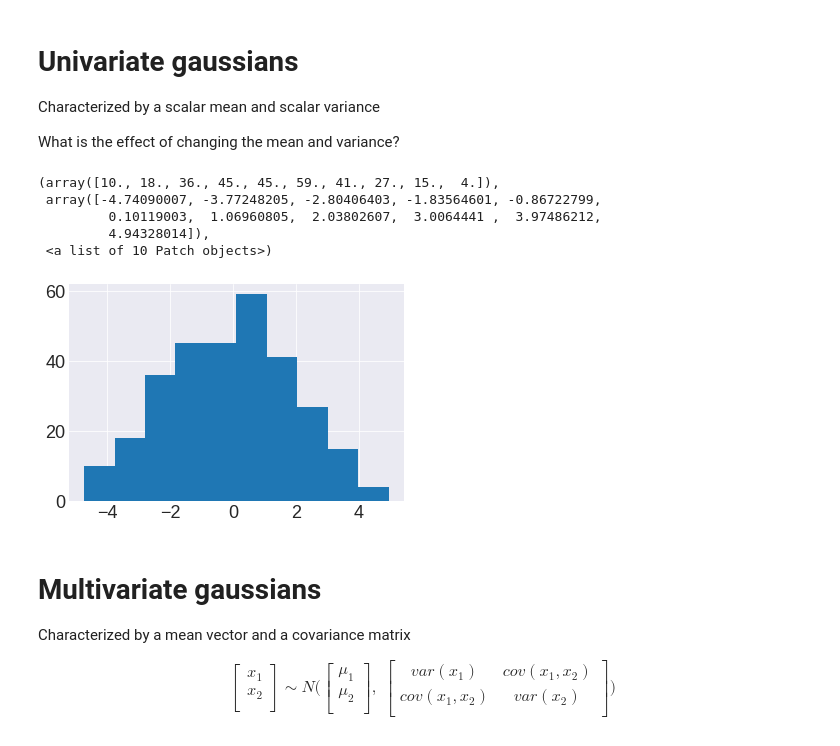
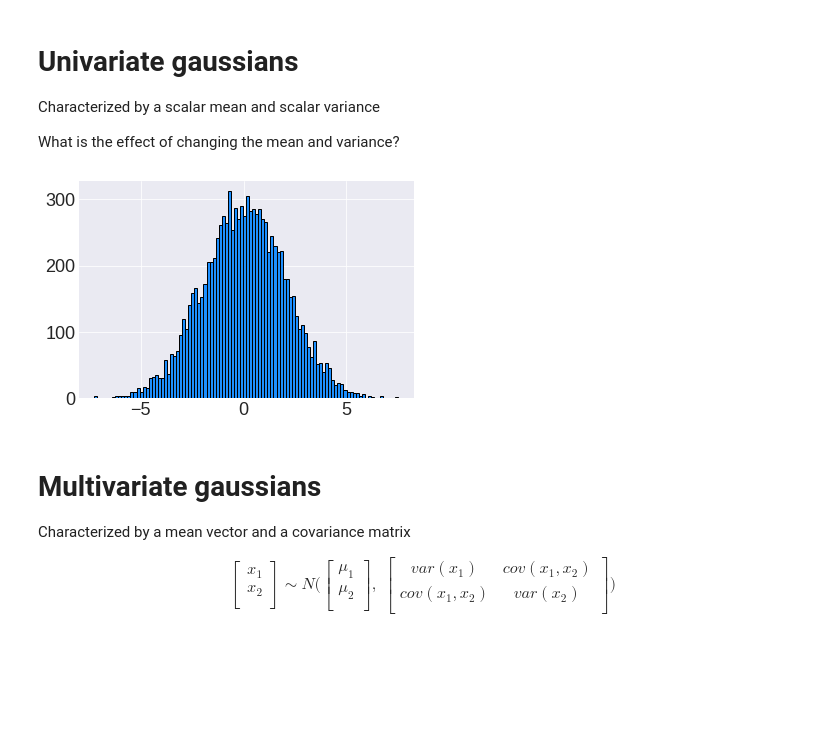
Before and after one commit to tbuffington7/gaussian-process-tutorial, a Jupyter notebook: GP_tutorial.ipynb, the cells around one changed output. Saved outputs shown, nothing was run; the diff lists cells and outputs as text; code cells hidden in the pictures; blank space fills up the shorter version.

```diff
--- a/GP_tutorial.ipynb
+++ b/GP_tutorial.ipynb
@@ -18,18 +18,13 @@ What is the effect of changing the mean and variance?
 # %%
 mean = 0
 variance = 2
 ################################################################################################
 plt.rcParams['figure.figsize'] = 6,4
 sd = np.sqrt(variance)
-draws = np.random.normal(mean, 2, size=300)
-plt.hist(draws)
+draws = np.random.normal(mean, 2, size=10000)
+plot = plt.hist(draws, edgecolor='k', bins=100, color='dodgerblue')
 # %% [output]
-(array([10., 18., 36., 45., 45., 59., 41., 27., 15.,  4.]),
- array([-4.74090007, -3.77248205, -2.80406403, -1.83564601, -0.86722799,
-         0.10119003,  1.06960805,  2.03802607,  3.0064441 ,  3.97486212,
-         4.94328014]),
- <a list of 10 Patch objects>)
-[figure, old version]
+[figure, new version]
 # %% [markdown]
 # Multivariate gaussians
 Characterized by a mean vector and a covariance matrix
```
Also changed, not shown: parts of 4 cells of this notebook.
